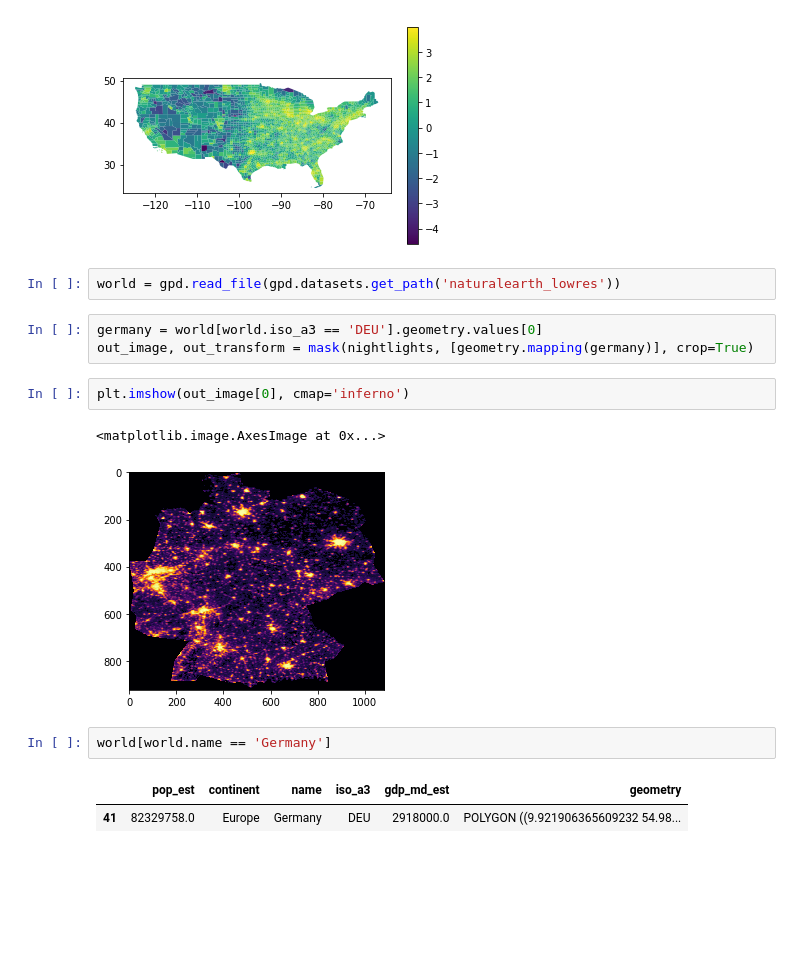
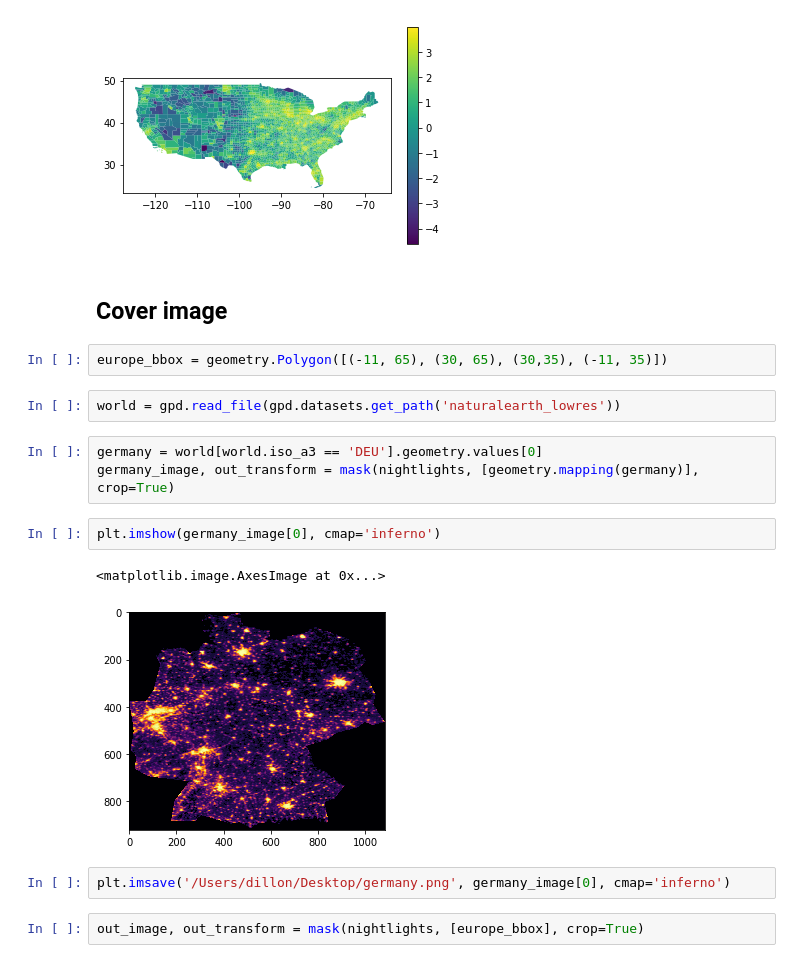
Before and after one commit to dillongardner/PyDataSpatialAnalysis, a Jupyter notebook: examples/us_income_night_lights.ipynb, the cells around one changed output. Saved outputs shown, nothing was run; the diff lists cells and outputs as text; blank space fills up the shorter version.

```diff
--- a/examples/us_income_night_lights.ipynb
+++ b/examples/us_income_night_lights.ipynb
@@ -239,18 +246,21 @@ See the caveats in the documentation: http://pandas.pydata.org/pandas-docs/stabl
   This is separate from the ipykernel package so we can avoid doing imports until
 <matplotlib.axes._subplots.AxesSubplot at 0x...>
 [figure]
+# %% [markdown]
+## Cover image
+# %%
+europe_bbox = geometry.Polygon([(-11, 65), (30, 65), (30,35), (-11, 35)])
 # %%
 world = gpd.read_file(gpd.datasets.get_path('naturalearth_lowres'))
 # %%
 germany = world[world.iso_a3 == 'DEU'].geometry.values[0]
-out_image, out_transform = mask(nightlights, [geometry.mapping(germany)], crop=True)
+germany_image, out_transform = mask(nightlights, [geometry.mapping(germany)], crop=True)
 # %%
-plt.imshow(out_image[0], cmap='inferno')
+plt.imshow(germany_image[0], cmap='inferno')
 # %% [output]
 <matplotlib.image.AxesImage at 0x...>
-[figure, old version]
+[figure, new version]
-# %%
-world[world.name == 'Germany']
-# %% [output]
-|  | pop_est | continent | name | iso_a3 | gdp_md_est | geometry |
-| 41 | 82329758.0 | Europe | Germany | DEU | 2918000.0 | POLYGON ((9.921906365609232 54.98... |
+# %%
+plt.imsave('/Users/dillon/Desktop/germany.png', germany_image[0], cmap='inferno')
+# %%
+out_image, out_transform = mask(nightlights, [europe_bbox], crop=True)
```
Also changed, not shown: parts of 30 cells of this notebook, 1 other file.
